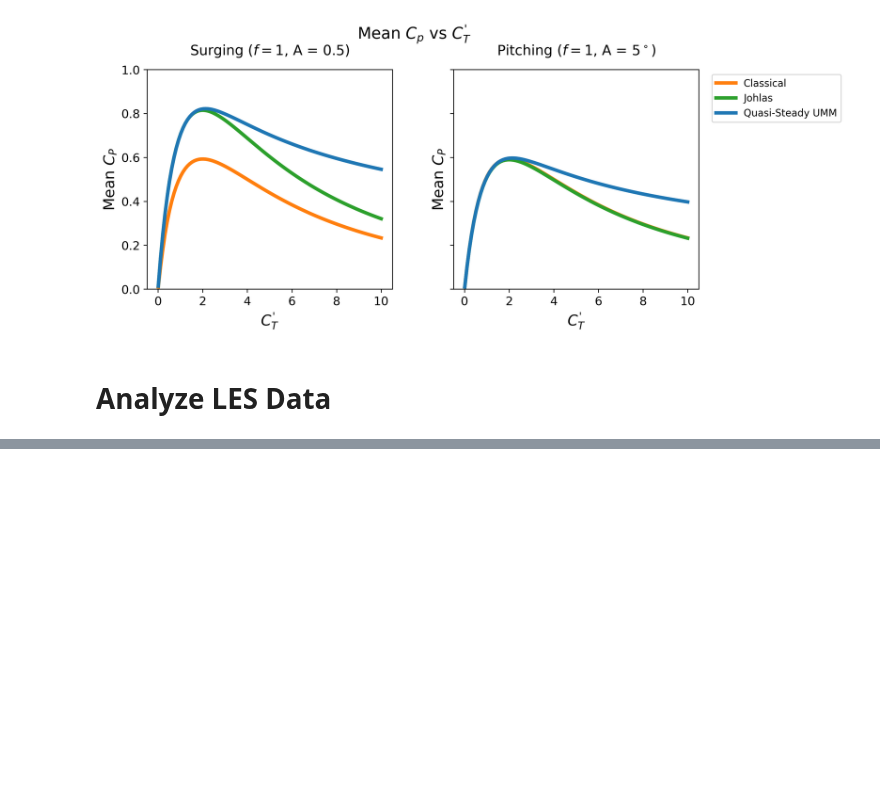
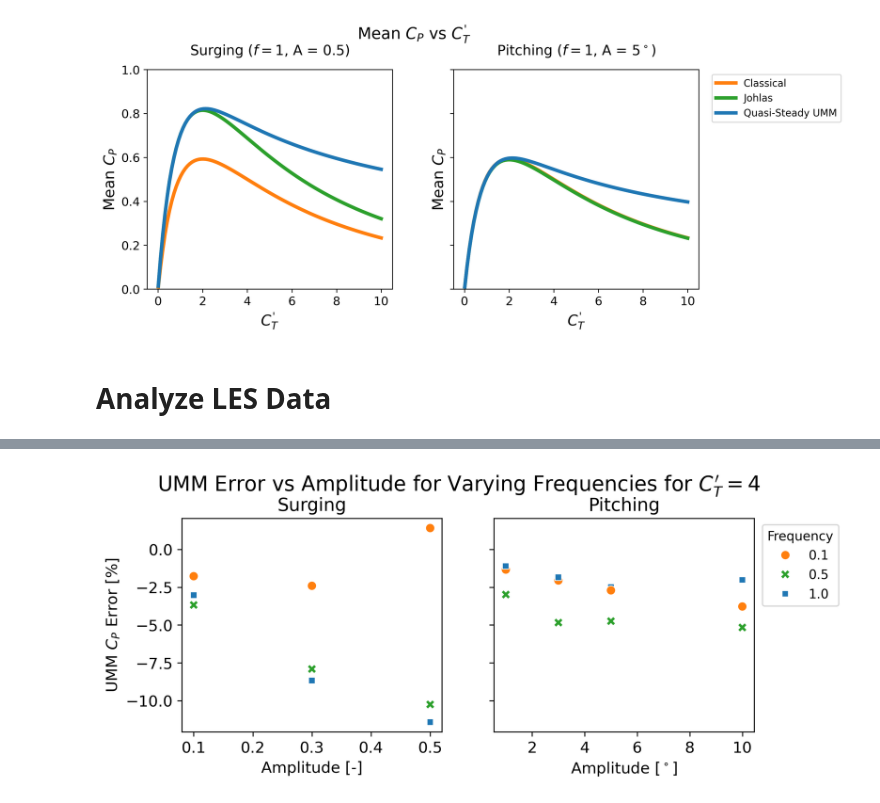
Before and after one commit to skygering/SimsPadeOps, a Jupyter notebook: analysis/movement_exploration.ipynb, the cells around one changed output, grey strips where cells are left out. Saved outputs shown, nothing was run; the diff lists cells and outputs as text; code cells hidden in the pictures; blank space fills up the shorter version.

```diff
--- a/analysis/movement_exploration.ipynb
+++ b/analysis/movement_exploration.ipynb
@@ -176,0 +191,22 @@ fig.subplots_adjust(hspace = 0.5)
+# %%
+fig, (ax2, ax3) = plt.subplots(1, 2, sharey = True, figsize = (8, 3), dpi = 300)
+fig.suptitle("UMM Error vs Amplitude for Varying Frequencies for $C_T' = 4$", size = 16, y = 1.04)
+
+ax2.set_title("Surging", size = 14)
+ax3.set_title("Pitching", size = 14)
+ax2.set_xlabel('Amplitude [-]', size = 12)
+ax3.set_xlabel('Amplitude [$^\circ$]', size = 12)
+ax2.set_ylabel('UMM $C_P$ Error [%]', size = 12)
+ax3.set_ylabel(' ', size = 12)
+ax2.tick_params(axis='both', which='major', labelsize=12)
+ax3.tick_params(axis='both', which='major', labelsize=12)
+
+ax2_data = df[(df["Movement"] == "Surging") & (df["CT_prime"] == 4)]
+ax3_data = df[(df["Movement"] == "Pitching") & (df["CT_prime"] == 4)]
+sns.scatterplot(ax = ax2, data = ax2_data, x = "surge_amplitude", y = "percent_diff_umm", hue = "surge_freq", style = "surge_freq", palette = palette, s=50)
+sns.scatterplot(ax = ax3, data = ax3_data, x = "pitch_amplitude", y = "percent_diff_umm", hue = "surge_freq", style = "surge_freq", palette = palette, s=50, legend = False)
+
+fix_plot_legend(ax2, xOffset = 1.55, title = "Frequency")
+fig.subplots_adjust(hspace = 0.5)
+# %% [output]
+[figure, added]
```
Also changed, not shown: parts of 13 cells of this notebook.
